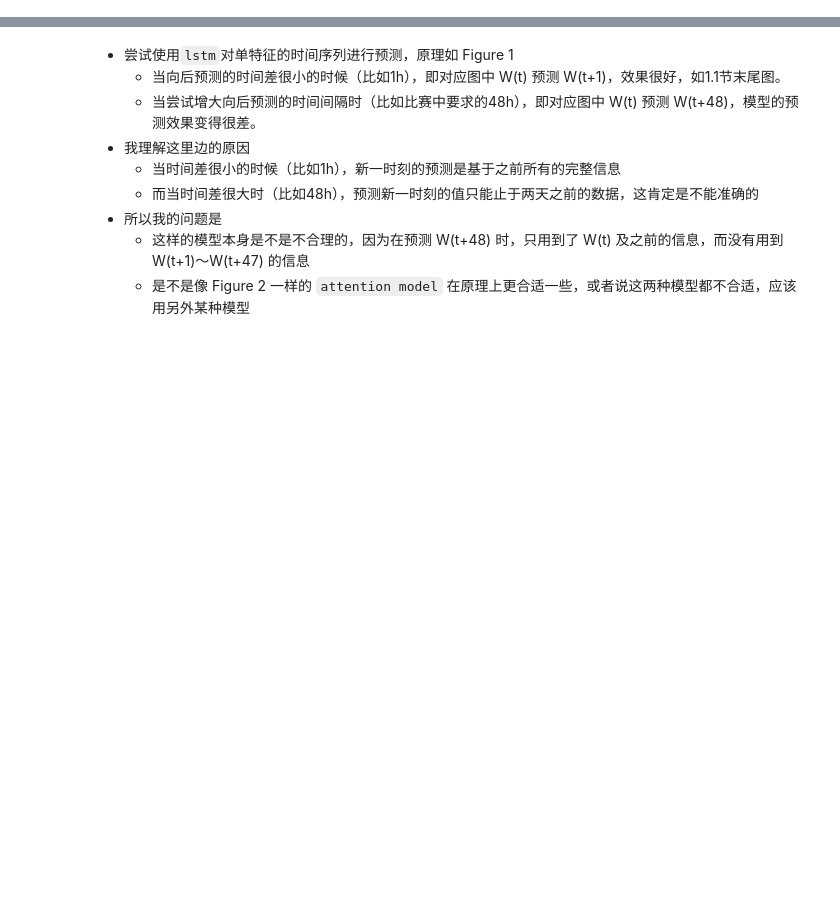
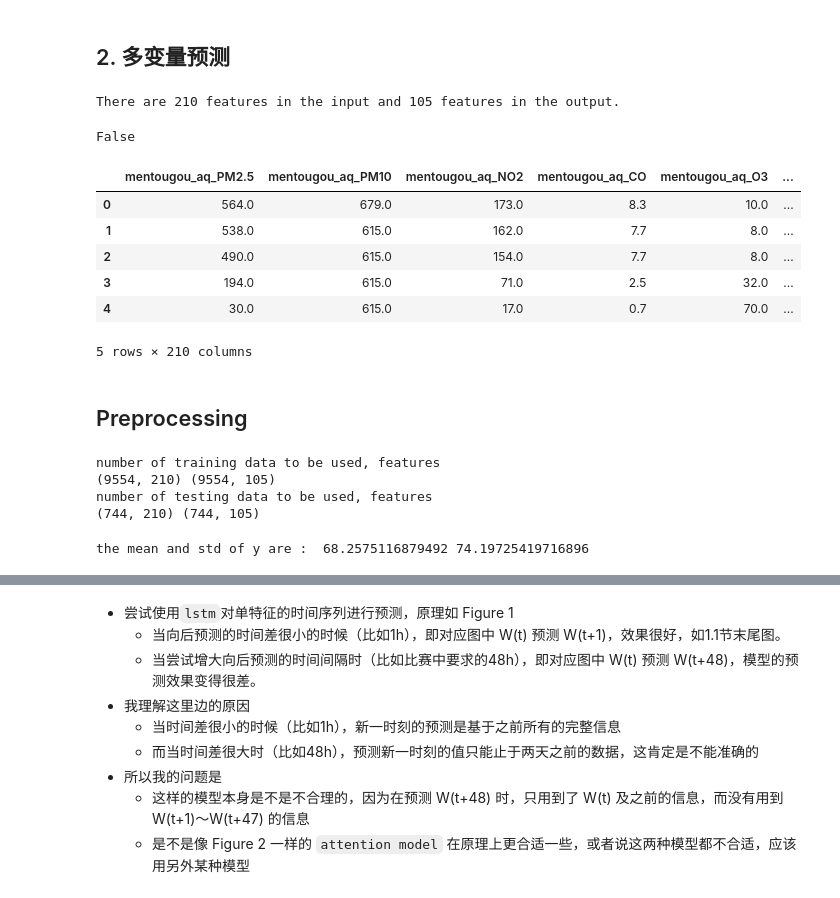
Before and after one commit to txytju/air-quality-prediction, a Jupyter notebook: lstm.ipynb, the cells around one changed output, grey strips where cells are left out. Cells and saved outputs as stored; diff of their text form; code cells hidden in the pictures; blank space fills up the shorter version.

```diff
--- a/lstm.ipynb
+++ b/lstm.ipynb
@@ -151,0 +154,38 @@ for i in range(len(Losses)):
+# %% [markdown]
+## 2. 多变量预测
+# %%
+#  use all 210 features
+all_features = bj_aq_stations_merged.dtypes.index
+features = all_features
+
+# use all selected features for input
+input_features = features
+# just use pm2.5, pm15 and O3 for output
+output_features = [i for i in features if "PM2.5" in i or "PM10" in i or "O3" in i]
+
+print("There are %d features in the input and %d features in the output." %(len(input_features), len(output_features)))
+# %% [output]
+There are 210 features in the input and 105 features in the output.
+# %%
+df = bj_aq_stations_merged[features]
+df = df.reset_index()
+df = df.drop(columns=["format_time"])
+# %%
+# 缺失值处理，缺失值处理当前尽在 .ipynb 中生效，在 .py 文件中不生效
+df.fillna(0, inplace=True)
+# df.fillna(method="ffill", inplace=True)
+df.isnull().values.any()
+# %% [output]
+False
+# %%
+df.head()
+# %% [output]
+|  | mentougou_aq_PM2.5 | mentougou_aq_PM10 | mentougou_aq_NO2 | mentougou_aq_CO | mentougou_aq_O3 | ... |
+| 0 | 564.0 | 679.0 | 173.0 | 8.3 | 10.0 | ... |
+| 1 | 538.0 | 615.0 | 162.0 | 7.7 | 8.0 | ... |
+| 2 | 490.0 | 615.0 | 154.0 | 7.7 | 8.0 | ... |
+| 3 | 194.0 | 615.0 | 71.0 | 2.5 | 32.0 | ... |
+| 4 | 30.0 | 615.0 | 17.0 | 0.7 | 70.0 | ... |
+5 rows × 210 columns
+# %% [markdown]
+## Preprocessing
@@ -151,0 +203,10 @@ for i in range(len(Losses)):
+# %%
+print("number of training data to be used, features")
+print(X_train.shape, y_train.shape)
+print("number of testing data to be used, features")
+print(X_test.shape, y_test.shape)
+# %% [output]
+number of training data to be used, features
+(9554, 210) (9554, 105)
+number of testing data to be used, features
+(744, 210) (744, 105)
@@ -151,0 +226,4 @@ for i in range(len(Losses)):
+# %%
+print("the mean and std of y are : ", y_mean, y_std)
+# %% [output]
+the mean and std of y are :  68.2575116879492 74.19725419716896
```
Also changed, not shown: parts of 19 cells of this notebook, 3 other files.
